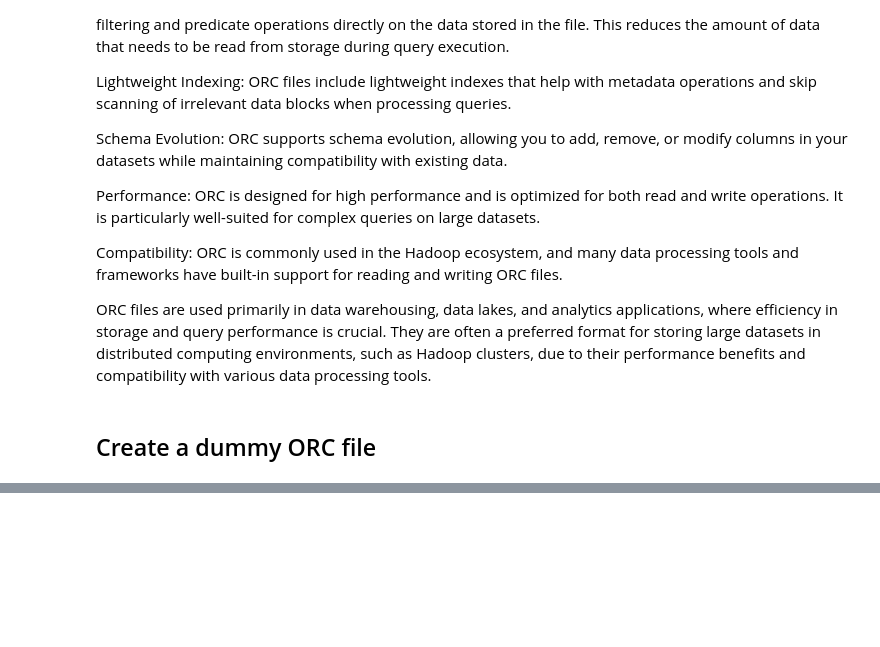
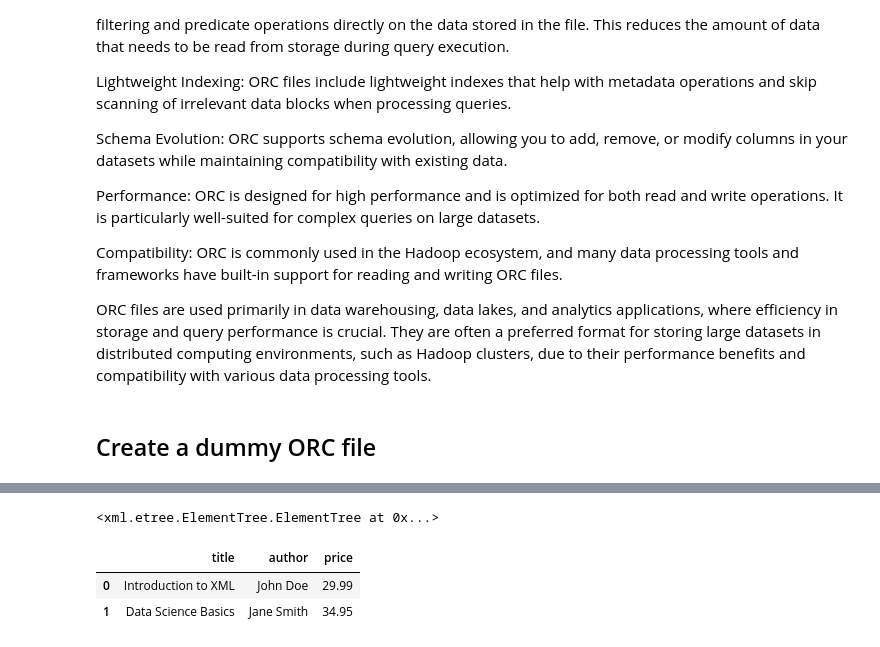
Before and after one commit to ExponentialDS/Training, a Jupyter notebook: Training.ipynb, the cells around one changed output, grey strips where cells are left out. Drawn from its saved outputs; the diff is of its cells as text; code cells hidden in the pictures; blank space fills up the shorter version.

```diff
--- a/Training.ipynb
+++ b/Training.ipynb
@@ -513,0 +1250,12 @@ PySparkRuntimeError: [JAVA_GATEWAY_EXITED] Java gateway process exited before se
+# %%
+tree
+# %% [output]
+<xml.etree.ElementTree.ElementTree at 0x...>
+# %%
+df = pd.read_xml('dummy.xml')
+# %%
+df
+# %% [output]
+|  | title | author | price |
+| 0 | Introduction to XML | John Doe | 29.99 |
+| 1 | Data Science Basics | Jane Smith | 34.95 |
```
Also changed, not shown: parts of 69 cells of this notebook, 10 other files.
